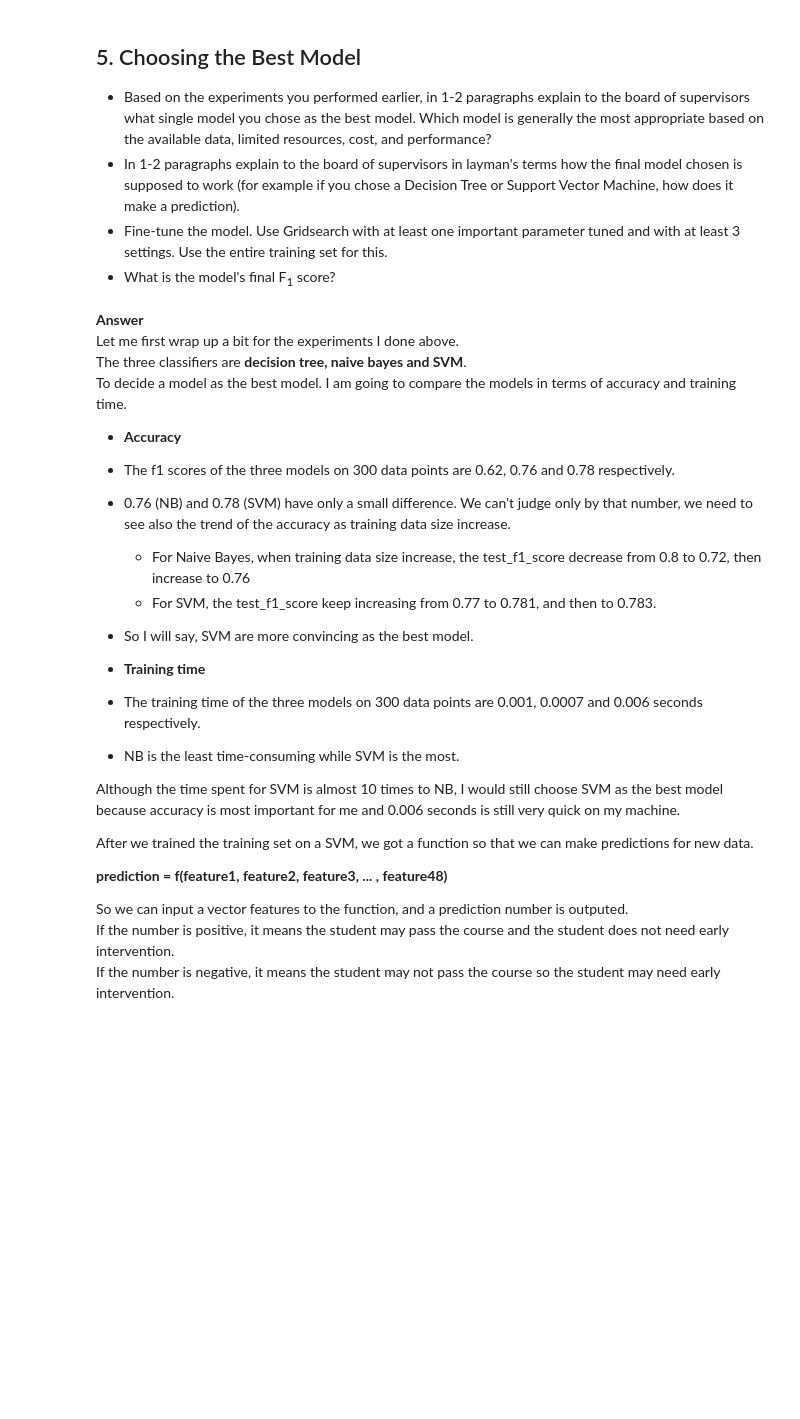
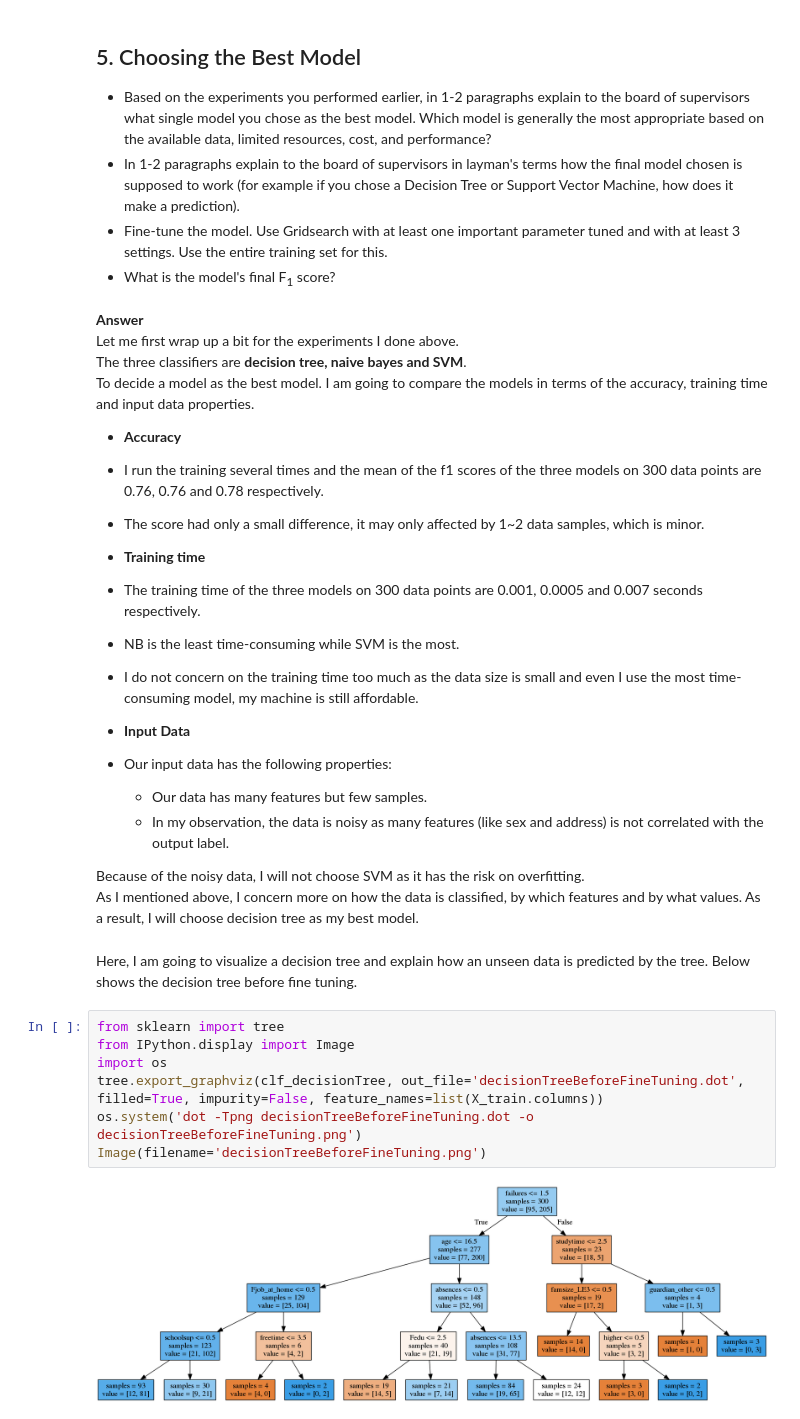
Before and after one commit to ZAZAZakari/udacity, a Jupyter notebook: MLND/Project2/student_intervention.ipynb, the cells around one changed output. Saved outputs shown, nothing was run; the diff lists cells and outputs as text; blank space fills up the shorter version.

```diff
--- a/MLND/Project2/student_intervention.ipynb
+++ b/MLND/Project2/student_intervention.ipynb
@@ -372,28 +379,34 @@ F1 score for test set: 0.783783783784
 **Answer**
 Let me first wrap up a bit for the experiments I done above.
 The three classifiers are **decision tree, naive bayes and SVM**.
-To decide a model as the best model. I am going to compare the models in terms of accuracy and training time.
+To decide a model as the best model. I am going to compare the models in terms of the accuracy, training time and input data properties.
 
 * **Accuracy**
- * The f1 scores of the three models on 300 data points are 0.62, 0.76 and 0.78 respectively.
- * 0.76 (NB) and 0.78 (SVM) have only a small difference. We can't judge only by that number, we need to see also the trend of the accuracy as training data size increase.
-   * For Naive Bayes, when training data size increase, the test_f1_score decrease from 0.8 to 0.72, then increase to 0.76
-   * For SVM, the test_f1_score keep increasing from 0.77 to 0.781, and then to 0.783.
- * So I will say, SVM are more convincing as the best model.
-
+ * I run the training several times and the mean of the f1 scores of the three models on 300 data points are 0.76, 0.76 and 0.78 respectively.
+ * The score had only a small difference, it may only affected by 1~2 data samples, which is minor.
 
 
 * **Training time**
- * The training time of the three models on 300 data points are 0.001, 0.0007 and 0.006 seconds respectively.
+ * The training time of the three models on 300 data points are 0.001, 0.0005 and 0.007 seconds respectively.
  * NB is the least time-consuming while SVM is the most.
+ * I do not concern on the training time too much as the data size is small and even I use the most time-consuming model, my machine is still affordable.
 
 
-Although the time spent for SVM is almost 10 times to NB, I would still choose SVM as the best model because accuracy is most important for me and 0.006 seconds is still very quick on my machine.
+* **Input Data**
+ * Our input data has the following properties:
+   * Our data has many features but few samples.
+   * In my observation, the data is noisy as many features (like sex and address) is not correlated with the output label.
 
-After we trained the training set on a SVM, we got a function so that we can make predictions for new data.
-
-**prediction = f(feature1, feature2, feature3, ... , feature48)**
-
-So we can input a vector features to the function, and a prediction number is outputed.
-If the number is positive, it means the student may pass the course and the student does not need early intervention.
-If the number is negative, it means the student may not pass the course so the student may need early intervention.
+Because of the noisy data, I will not choose SVM as it has the risk on overfitting.
+As I mentioned above, I concern more on how the data is classified, by which features and by what values. As a result, I will choose decision tree as my best model.
+# %% [markdown]
+Here, I am going to visualize a decision tree and explain how an unseen data is predicted by the tree. Below shows the decision tree before fine tuning.
+# %%
+from sklearn import tree
+from IPython.display import Image
+import os
+tree.export_graphviz(clf_decisionTree, out_file='decisionTreeBeforeFineTuning.dot', filled=True, impurity=False, feature_names=list(X_train.columns))
+os.system('dot -Tpng decisionTreeBeforeFineTuning.dot -o decisionTreeBeforeFineTuning.png')
+Image(filename='decisionTreeBeforeFineTuning.png')
+# %% [output]
+[figure, added]
```
Also changed, not shown: parts of 20 cells of this notebook, 4 other files.
